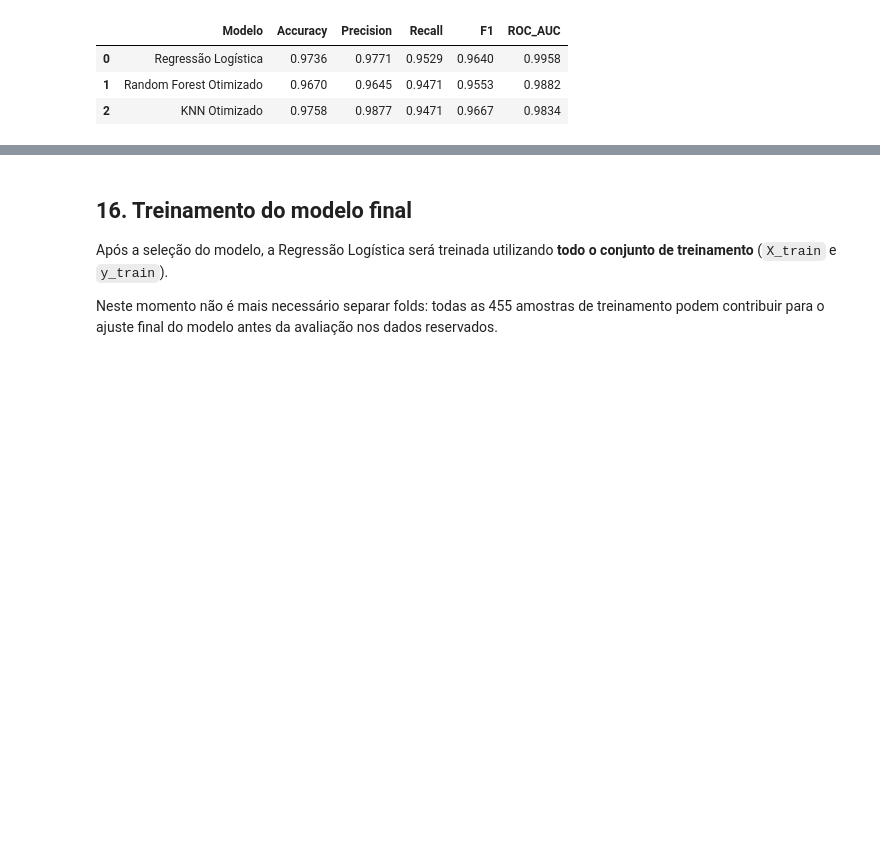
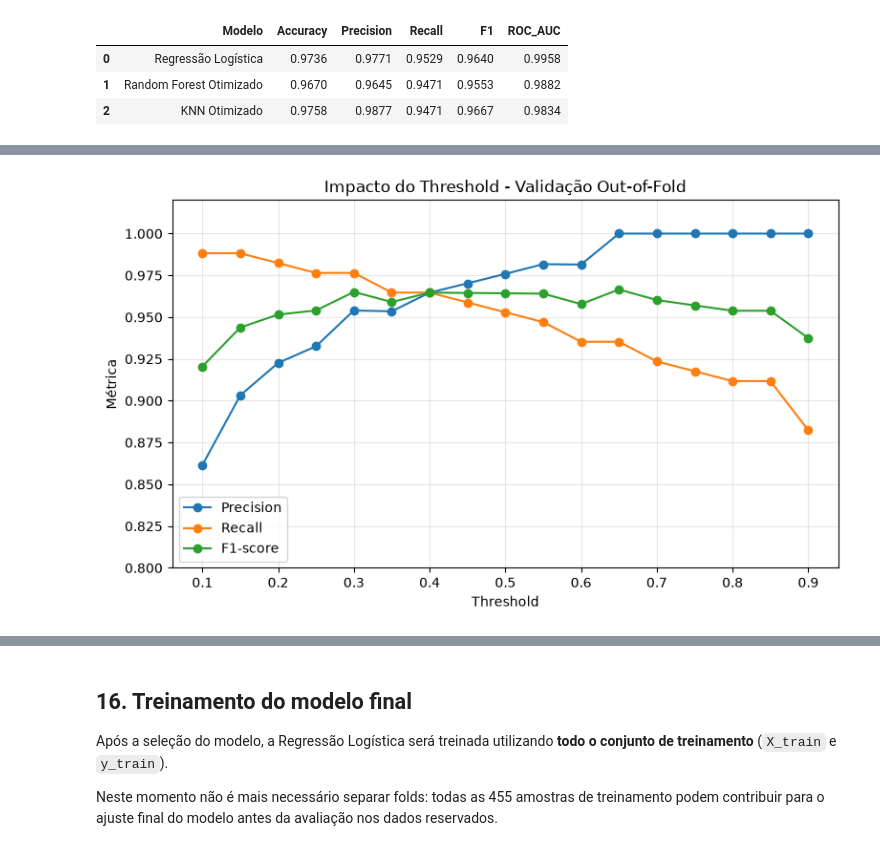
Before and after one commit to victorolinasc/postechiadt-fase1, a Jupyter notebook: notebooks/wdbc/analysis.ipynb, the cells around one changed output, grey strips where cells are left out. Drawn from its saved outputs; the diff is of its cells as text; code cells hidden in the pictures; blank space fills up the shorter version.

Commit message:
inclusão da escolha de um melhor Threshold para a Regrassão Logística

```diff
--- a/notebooks/wdbc/analysis.ipynb
+++ b/notebooks/wdbc/analysis.ipynb
@@ -1319,0 +1337,12 @@ comparacao_final.round(4)
+# %%
+from sklearn.model_selection import cross_val_predict
+
+y_prob_oof = cross_val_predict(
+    pipeline_lr,
+    X_train,
+    y_train,
+    cv=cv,
+    method="predict_proba"
+)[:, 1]
+
+print("Quantidade de probabilidades geradas:", len(y_prob_oof))
@@ -1319,0 +1426,40 @@ comparacao_final.round(4)
+# %%
+import matplotlib.pyplot as plt
+
+plt.figure(figsize=(9, 5))
+
+plt.plot(
+    df_thresholds_oof["Threshold"],
+    df_thresholds_oof["Precision"],
+    marker="o",
+    label="Precision"
+)
+
+plt.plot(
+    df_thresholds_oof["Threshold"],
+    df_thresholds_oof["Recall"],
+    marker="o",
+    label="Recall"
+)
+
+plt.plot(
+    df_thresholds_oof["Threshold"],
+    df_thresholds_oof["F1"],
+    marker="o",
+    label="F1-score"
+)
+
+plt.xlabel("Threshold")
+plt.ylabel("Métrica")
+plt.title(
+    "Impacto do Threshold - Validação Out-of-Fold"
+)
+
+plt.ylim(0.80, 1.02)
+
+plt.grid(alpha=0.3)
+plt.legend()
+
+plt.show()
+# %% [output]
+[figure, added]
```
Also changed, not shown: parts of 18 cells of this notebook.
